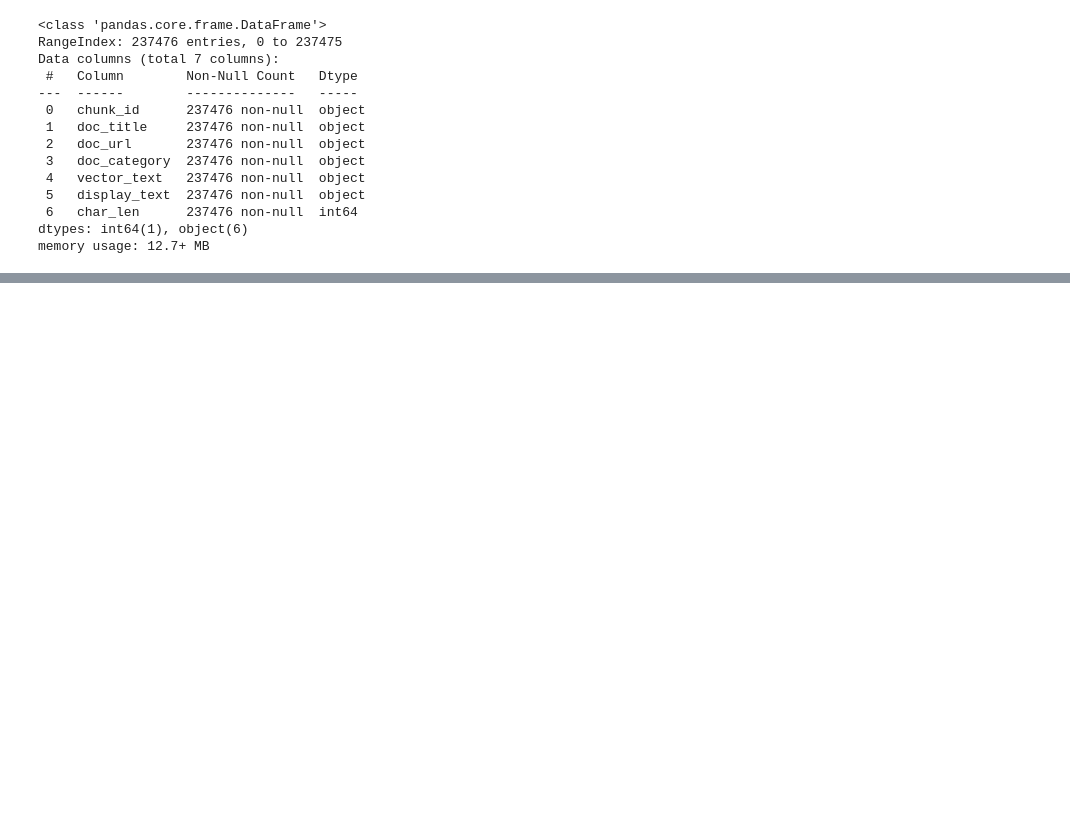
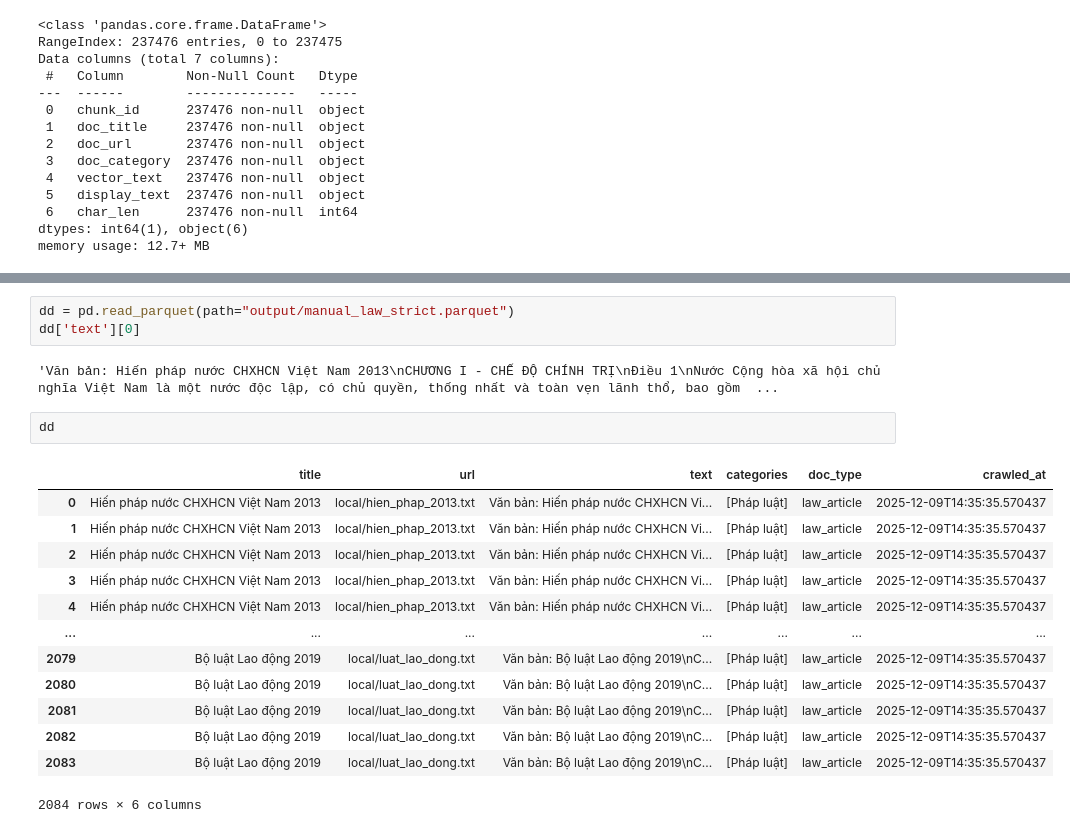
Before and after one commit to quanninja1304/vnpt-rag, a Jupyter notebook: test.ipynb, the cells around one changed output, grey strips where cells are left out. Cells and saved outputs as stored; diff of their text form; blank space fills up the shorter version.

Commit message:
update luat_phap_txt

```diff
--- a/test.ipynb
+++ b/test.ipynb
@@ -190,0 +1280,21 @@ memory usage: 12.7+ MB
+# %%
+dd = pd.read_parquet(path="output/manual_law_strict.parquet")
+dd['text'][0]
+# %% [output]
+'Văn bản: Hiến pháp nước CHXHCN Việt Nam 2013\nCHƯƠNG I - CHẾ ĐỘ CHÍNH TRỊ\nĐiều 1\nNước Cộng hòa xã hội chủ nghĩa Việt Nam là một nước độc lập, có chủ quyền, thống nhất và toàn vẹn lãnh thổ, bao gồm  ...
+# %%
+dd
+# %% [output]
+|  | title | url | text | categories | doc_type | crawled_at |
+| 0 | Hiến pháp nước CHXHCN Việt Nam 2013 | local/hien_phap_2013.txt | Văn bản: Hiến pháp nước CHXHCN Vi... | [Pháp luật] | law_article | 2025-12-09T14:35:35.570437 |
+| 1 | Hiến pháp nước CHXHCN Việt Nam 2013 | local/hien_phap_2013.txt | Văn bản: Hiến pháp nước CHXHCN Vi... | [Pháp luật] | law_article | 2025-12-09T14:35:35.570437 |
+| 2 | Hiến pháp nước CHXHCN Việt Nam 2013 | local/hien_phap_2013.txt | Văn bản: Hiến pháp nước CHXHCN Vi... | [Pháp luật] | law_article | 2025-12-09T14:35:35.570437 |
+| 3 | Hiến pháp nước CHXHCN Việt Nam 2013 | local/hien_phap_2013.txt | Văn bản: Hiến pháp nước CHXHCN Vi... | [Pháp luật] | law_article | 2025-12-09T14:35:35.570437 |
+| 4 | Hiến pháp nước CHXHCN Việt Nam 2013 | local/hien_phap_2013.txt | Văn bản: Hiến pháp nước CHXHCN Vi... | [Pháp luật] | law_article | 2025-12-09T14:35:35.570437 |
+| ... | ... | ... | ... | ... | ... | ... |
+| 2079 | Bộ luật Lao động 2019 | local/luat_lao_dong.txt | Văn bản: Bộ luật Lao động 2019\nC... | [Pháp luật] | law_article | 2025-12-09T14:35:35.570437 |
+| 2080 | Bộ luật Lao động 2019 | local/luat_lao_dong.txt | Văn bản: Bộ luật Lao động 2019\nC... | [Pháp luật] | law_article | 2025-12-09T14:35:35.570437 |
+| 2081 | Bộ luật Lao động 2019 | local/luat_lao_dong.txt | Văn bản: Bộ luật Lao động 2019\nC... | [Pháp luật] | law_article | 2025-12-09T14:35:35.570437 |
+| 2082 | Bộ luật Lao động 2019 | local/luat_lao_dong.txt | Văn bản: Bộ luật Lao động 2019\nC... | [Pháp luật] | law_article | 2025-12-09T14:35:35.570437 |
+| 2083 | Bộ luật Lao động 2019 | local/luat_lao_dong.txt | Văn bản: Bộ luật Lao động 2019\nC... | [Pháp luật] | law_article | 2025-12-09T14:35:35.570437 |
+2084 rows × 6 columns
```
Also changed, not shown: parts of 14 cells of this notebook, 12 other files.
